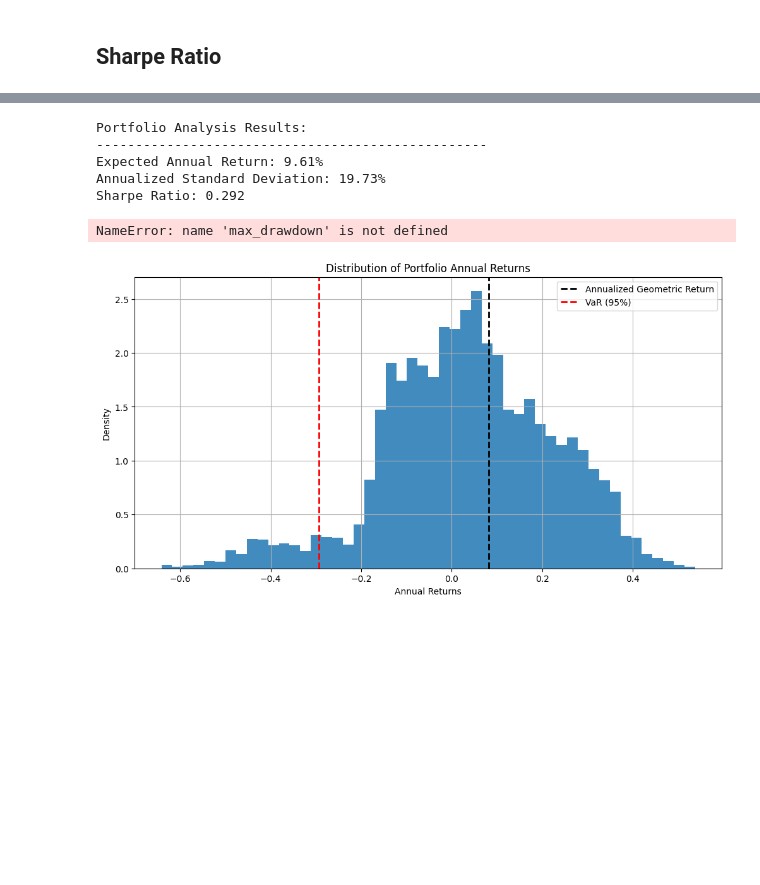
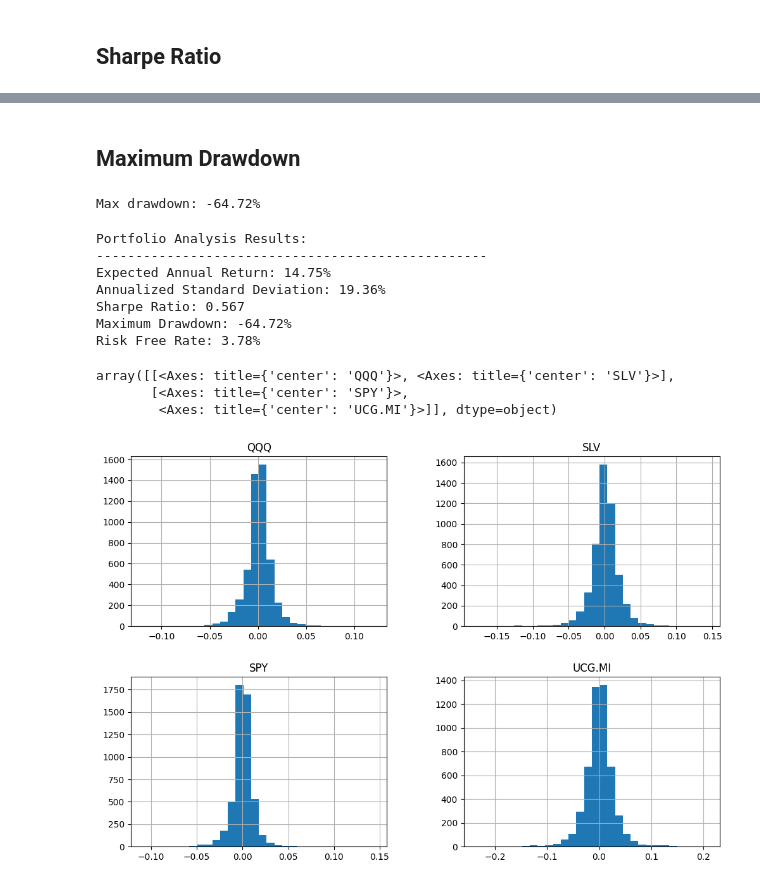
Before and after one commit to Geokaragiann/portfolio-evaluation, a Jupyter notebook: src/main.ipynb, the cells around one changed output, grey strips where cells are left out. Cells and saved outputs as stored; diff of their text form; code cells hidden in the pictures; blank space fills up the shorter version.

Commit message:
Added max drawdown, cagr, sharpe, some plots

```diff
--- a/src/main.ipynb
+++ b/src/main.ipynb
@@ -150,3 +202,13 @@ print(f"{sharpe_ratio:.3}")
+# %% [markdown]
+## Maximum Drawdown
+# %%
+cumul_prod = (1 + daily_returns).cumprod()*100
+running_peak = cumul_prod.expanding().max() # expanding().max() calculates max first for 1st value, then 1st and 2nd, then 1,2,3... then 1 to n
+drawdowns = (cumul_prod/running_peak)-1
+max_drawdown = drawdowns.min() @ weights # obviously not .max() since you work with negative values
+print(f"Max drawdown: {max_drawdown:.2%}")
+# %% [output]
+Max drawdown: -64.72%
 # %%
 print("\nPortfolio Analysis Results:")
 print("-" * 50)
@@ -157,30 +219,23 @@ print(f"Maximum Drawdown: {max_drawdown:.2%}")
 
 print(f"Risk Free Rate: {risk_free_rate:.2%}")
 
-print("\nRisk Metrics:")
-print(f"1-Year VaR: There is a {(1-CONFIDENCE_LEVEL)*100:.1f}% chance that the portfolio loss")
-print(f"           will exceed {annual_var*100:.2f}% in 1 year.")
-print(f"1-Year CVaR: If the loss exceeds the VaR, the average loss is {annual_cvar*100:.2f}%")
-print(f"            in 1 year.")
+# print("\nRisk Metrics:")
+# print(f"1-Year VaR: There is a {(1-CONFIDENCE_LEVEL)*100:.1f}% chance that the portfolio loss")
+# print(f"           will exceed {annual_var*100:.2f}% in 1 year.")
+# print(f"1-Year CVaR: If the loss exceeds the VaR, the average loss is {annual_cvar*100:.2f}%")
+# print(f"            in 1 year.")
 # %% [output]
 Portfolio Analysis Results:
 --------------------------------------------------
-Expected Annual Return: 9.61%
-Annualized Standard Deviation: 19.73%
-Sharpe Ratio: 0.292
+Expected Annual Return: 14.75%
+Annualized Standard Deviation: 19.36%
+Sharpe Ratio: 0.567
+Maximum Drawdown: -64.72%
+Risk Free Rate: 3.78%
-NameError: name 'max_drawdown' is not defined
-# %%
-plt.figure(figsize=(12, 6))
-plt.hist(annual_returns, bins=50, density=True, alpha=0.85)
-plt.axvline(portf_annualized_geometric_return, color='black', linestyle='dashed',
-            linewidth=2, label='Annualized Geometric Return')
-plt.axvline(-annual_var, color='red', linestyle='dashed',
-            linewidth=2, label=f'VaR ({CONFIDENCE_LEVEL:.0%})')
-plt.xlabel('Annual Returns')
-plt.ylabel('Density')
-plt.title('Distribution of Portfolio Annual Returns')
-plt.legend()
-plt.grid(True)
-plt.show()
-# %% [output]
-[figure, removed]
+# %%
+daily_returns.hist(figsize=(12,8), grid = True, bins=30)
+# %% [output]
+array([[<Axes: title={'center': 'QQQ'}>, <Axes: title={'center': 'SLV'}>],
+       [<Axes: title={'center': 'SPY'}>,
+        <Axes: title={'center': 'UCG.MI'}>]], dtype=object)
+[figure, added]
```
Also changed, not shown: parts of 16 cells of this notebook, 1 other file.
